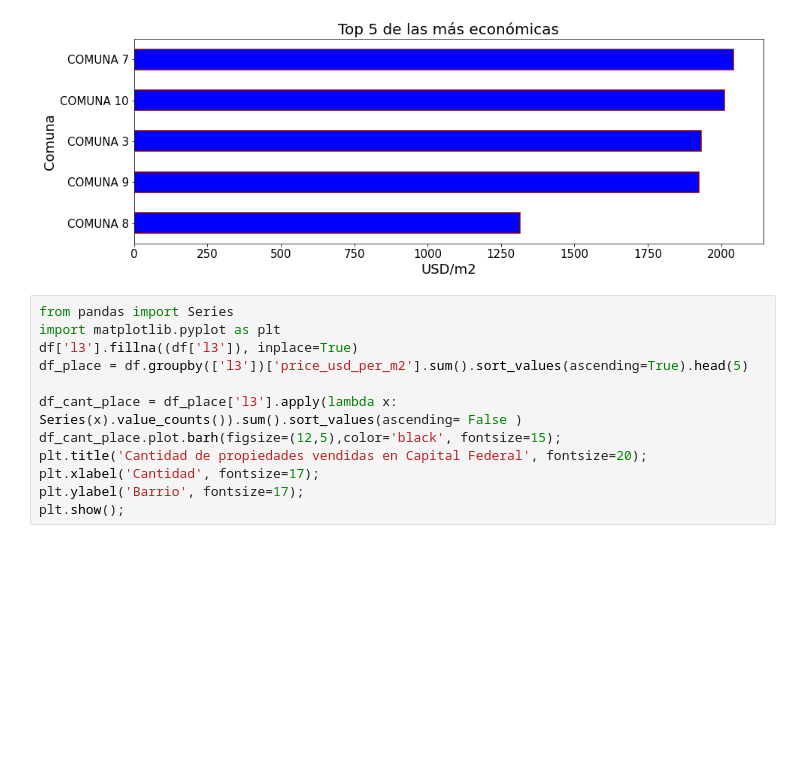
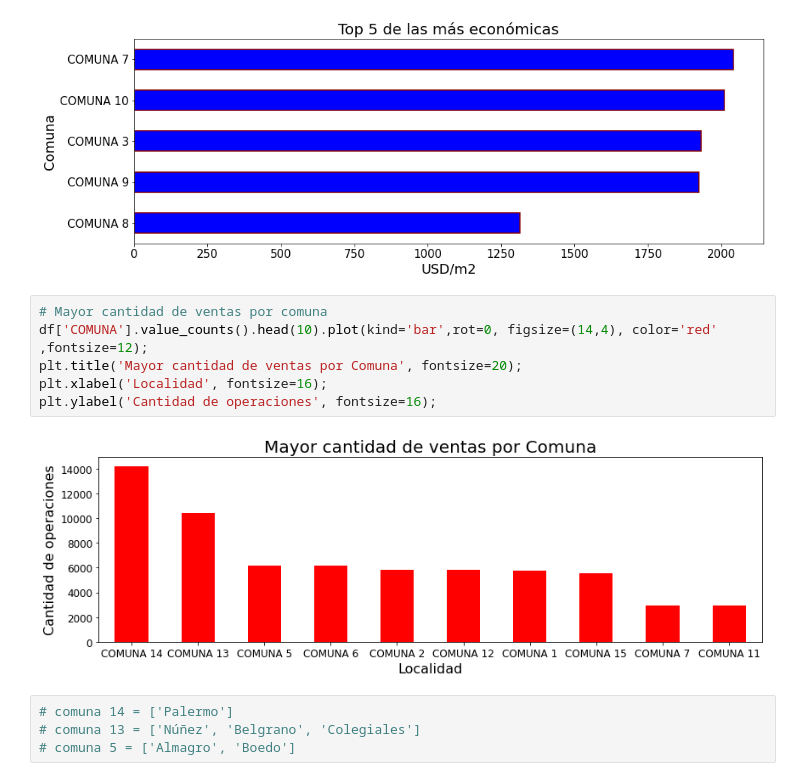
Before and after one commit to crisnicogonzalez/tp-final-isi, a Jupyter notebook: process data.ipynb, the cells around one changed output. Saved outputs shown, nothing was run; the diff lists cells and outputs as text; blank space fills up the shorter version.

Commit message:
gráfico por cantidad de operaciones por comuna y por mes

```diff
--- a/process data.ipynb
+++ b/process data.ipynb
@@ -241,15 +243,15 @@ graph4.set_xlabel("USD/m2", fontsize=18)
 plt.show()
 # %% [output]
 [figure]
-# %%
-from pandas import Series
-import matplotlib.pyplot as plt
-df['l3'].fillna((df['l3']), inplace=True)
-df_place = df.groupby(['l3'])['price_usd_per_m2'].sum().sort_values(ascending=True).head(5)
-
-df_cant_place = df_place['l3'].apply(lambda x: Series(x).value_counts()).sum().sort_values(ascending= False )
-df_cant_place.plot.barh(figsize=(12,5),color='black', fontsize=15);
-plt.title('Cantidad de propiedades vendidas en Capital Federal', fontsize=20);
-plt.xlabel('Cantidad', fontsize=17);
-plt.ylabel('Barrio', fontsize=17);
-plt.show();
+# %%
+# Mayor cantidad de ventas por comuna
+df['COMUNA'].value_counts().head(10).plot(kind='bar',rot=0, figsize=(14,4), color='red' ,fontsize=12);
+plt.title('Mayor cantidad de ventas por Comuna', fontsize=20);
+plt.xlabel('Localidad', fontsize=16);
+plt.ylabel('Cantidad de operaciones', fontsize=16);
+# %% [output]
+[figure, added]
+# %%
+# comuna 14 = ['Palermo']
+# comuna 13 = ['Núñez', 'Belgrano', 'Colegiales']
+# comuna 5 = ['Almagro', 'Boedo']
```
Also changed, not shown: parts of 9 cells of this notebook.
